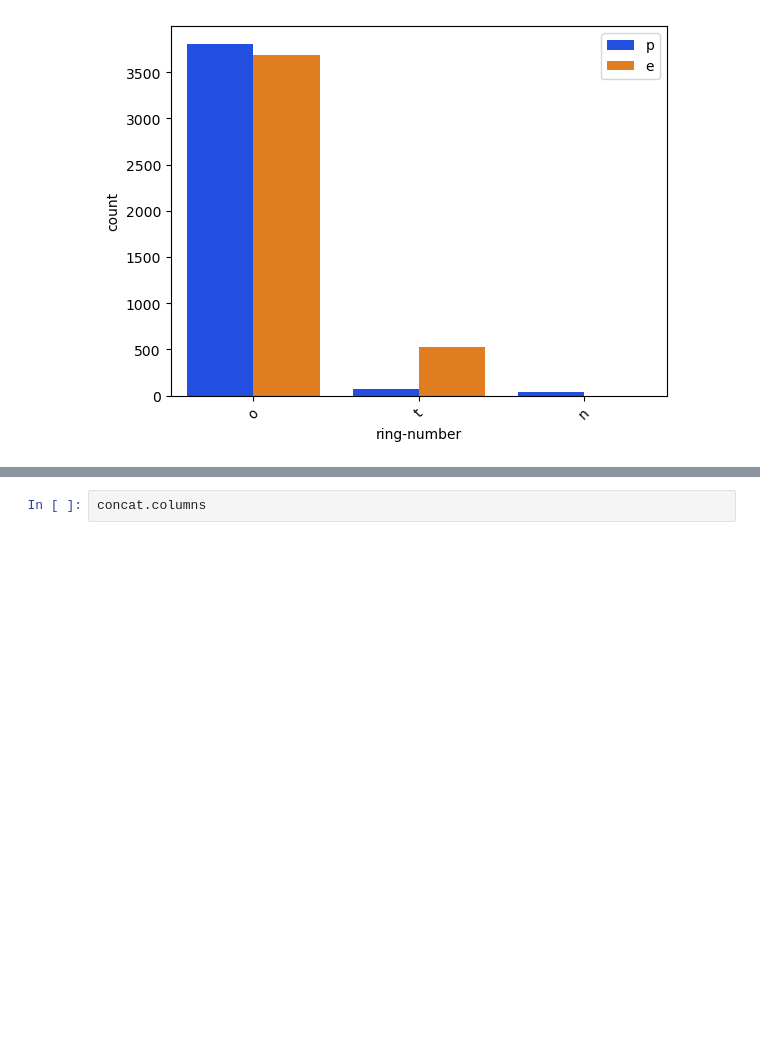
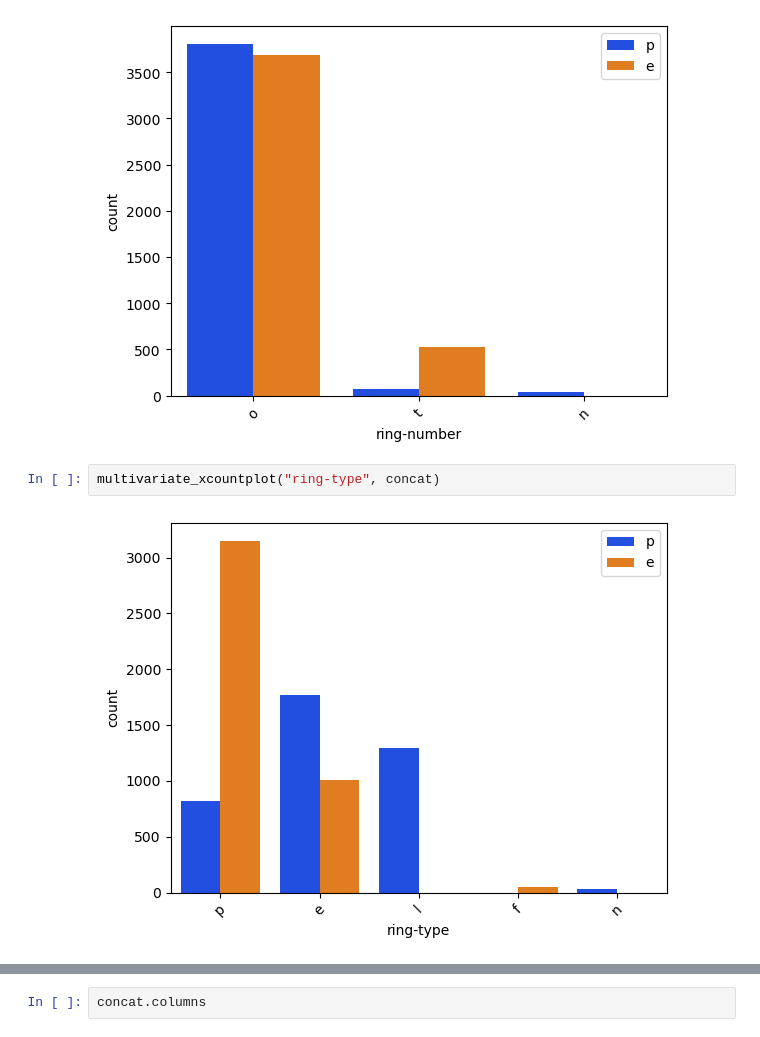
Before and after one commit to dev-ezzy/Big-Data, a Jupyter notebook: index.ipynb, the cells around one changed output, grey strips where cells are left out. Cells and saved outputs as stored; diff of their text form; blank space fills up the shorter version.

```diff
--- a/index.ipynb
+++ b/index.ipynb
@@ -536,3 +536,7 @@ multivariate_xcountplot("veil-color", concat)
 multivariate_xcountplot("ring-number", concat)
 # %% [output]
 [figure]
+# %%
+multivariate_xcountplot("ring-type", concat)
+# %% [output]
+[figure, added]
```
Also changed, not shown: parts of 1 cell of this notebook.
